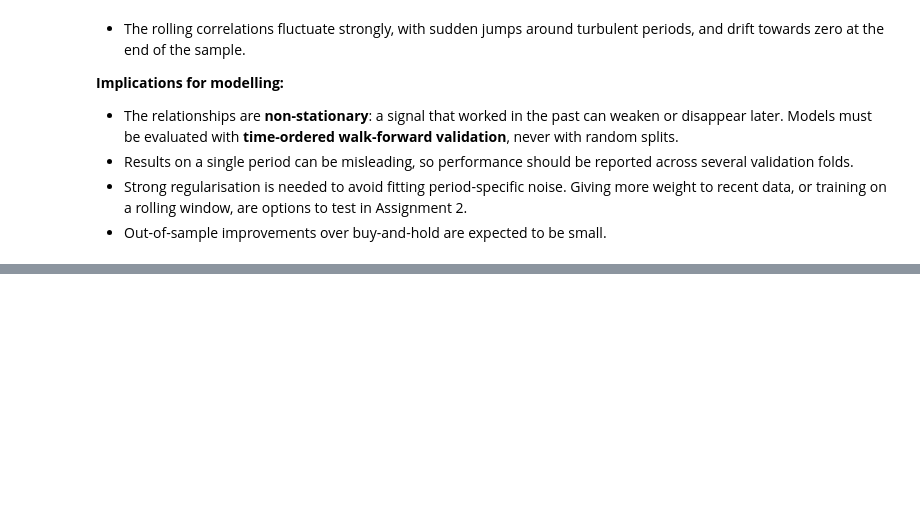
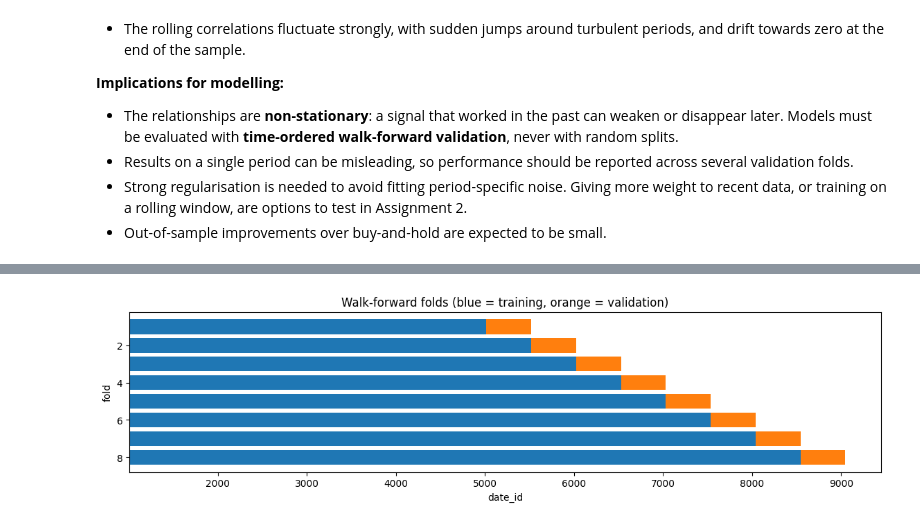
Before and after one commit to ceng313-2026/GROUP59_CENG313, a Jupyter notebook: assignment1_eda_baseline.ipynb, the cells around one changed output, grey strips where cells are left out. Cells and saved outputs as stored; diff of their text form; code cells hidden in the pictures; blank space fills up the shorter version.

Commit message:
Add validation scheme, baseline results and conclusions

```diff
--- a/assignment1_eda_baseline.ipynb
+++ b/assignment1_eda_baseline.ipynb
@@ -430,0 +439,12 @@ plt.show()
+# %%
+df_model = df.reset_index(drop=True)
+
+N_FOLDS, VAL_SIZE, GAP = 8, 504, 1
+splits = list(data.walk_forward_splits(len(df_model), n_folds=N_FOLDS, val_size=VAL_SIZE, gap=GAP))
+
+pd.DataFrame([{
+    "fold": k + 1,
+    "train_rows": len(tr),
+    "train_date_ids": f"{df_model.date_id[tr[0]]}–{df_model.date_id[tr[-1]]}",
+    "val_date_ids": f"{df_model.date_id[va[0]]}–{df_model.date_id[va[-1]]}",
+} for k, (tr, va) in enumerate(splits)])
@@ -430,0 +461,12 @@ plt.show()
+# %%
+fig, ax = plt.subplots(figsize=(14, 3))
+for k, (tr, va) in enumerate(splits):
+    ax.barh(k + 1, len(tr), left=df_model.date_id[tr[0]], color="C0")
+    ax.barh(k + 1, len(va), left=df_model.date_id[va[0]], color="C1")
+ax.invert_yaxis()
+ax.set_xlabel("date_id")
+ax.set_ylabel("fold")
+ax.set_title("Walk-forward folds (blue = training, orange = validation)")
+plt.show()
+# %% [output]
+[figure, added]
```
Also changed, not shown: parts of 14 cells of this notebook.
